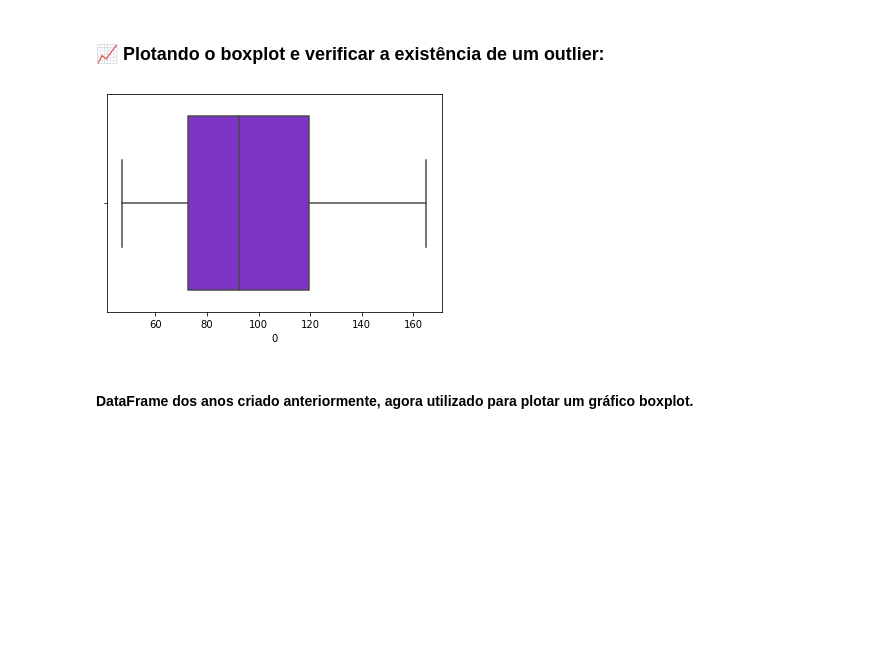
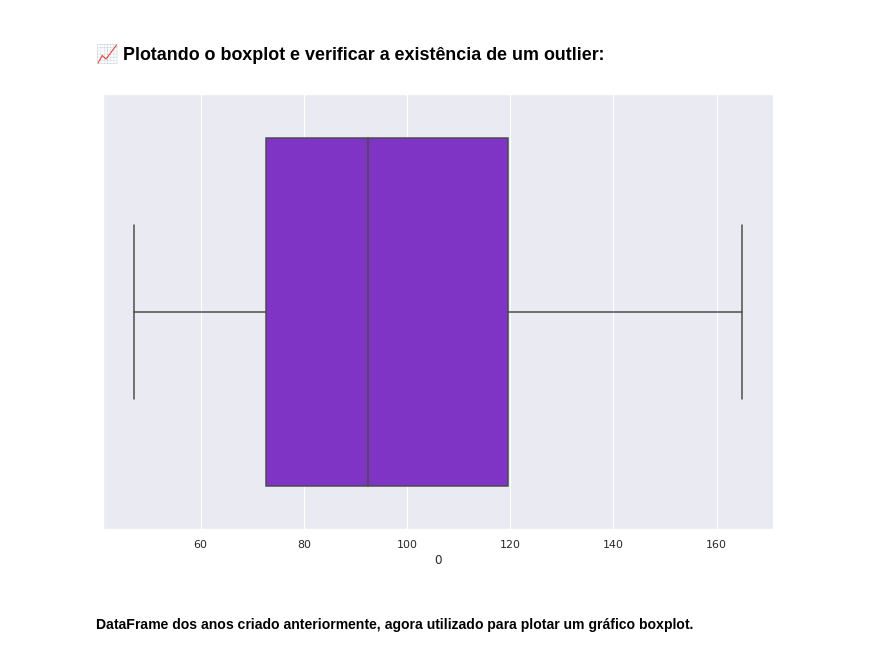
Before and after one commit to ViniciusMedeiros96/Statistic, a Jupyter notebook: Projeto/Projeto 2/Projeto_II.ipynb, the cells around one changed output. Saved outputs shown, nothing was run; the diff lists cells and outputs as text; code cells hidden in the pictures; blank space fills up the shorter version.

Commit message:
Dando acabamento no projeto

```diff
--- a/Projeto/Projeto 2/Projeto_II.ipynb
+++ b/Projeto/Projeto 2/Projeto_II.ipynb
@@ -16,2 +18,2 @@ from wordcloud import WordCloud, STOPWORDS, ImageColorGenerator
 # %%
-email = pd.read_csv("https://raw.githubusercontent.com/vinimedeiros13/Statistic/main/Projeto/Projeto%202/emails_processados.csv")
+email = pd.read_csv("https://raw.githubusercontent.com/vinimedeiros13/Statistic/main/Projeto/Projeto%202/emails_processadoss.csv")
@@ -265,9 +307,10 @@ _Meses
 # %% [markdown]
 ### 📈 Plotando o boxplot e verificar a existência de um outlier:
 # %%
+sns.set(rc={'figure.figsize':(12,8)})
 Box_mes = sns.boxplot(x=_Meses[0], color="#801cdd")
 # %% [output]
-[figure, old version]
+[figure, new version]
 # %% [markdown]
 #### DataFrame dos anos criado anteriormente, agora utilizado para plotar um gráfico boxplot.
 # %%
```
Also changed, not shown: parts of 49 cells of this notebook.
